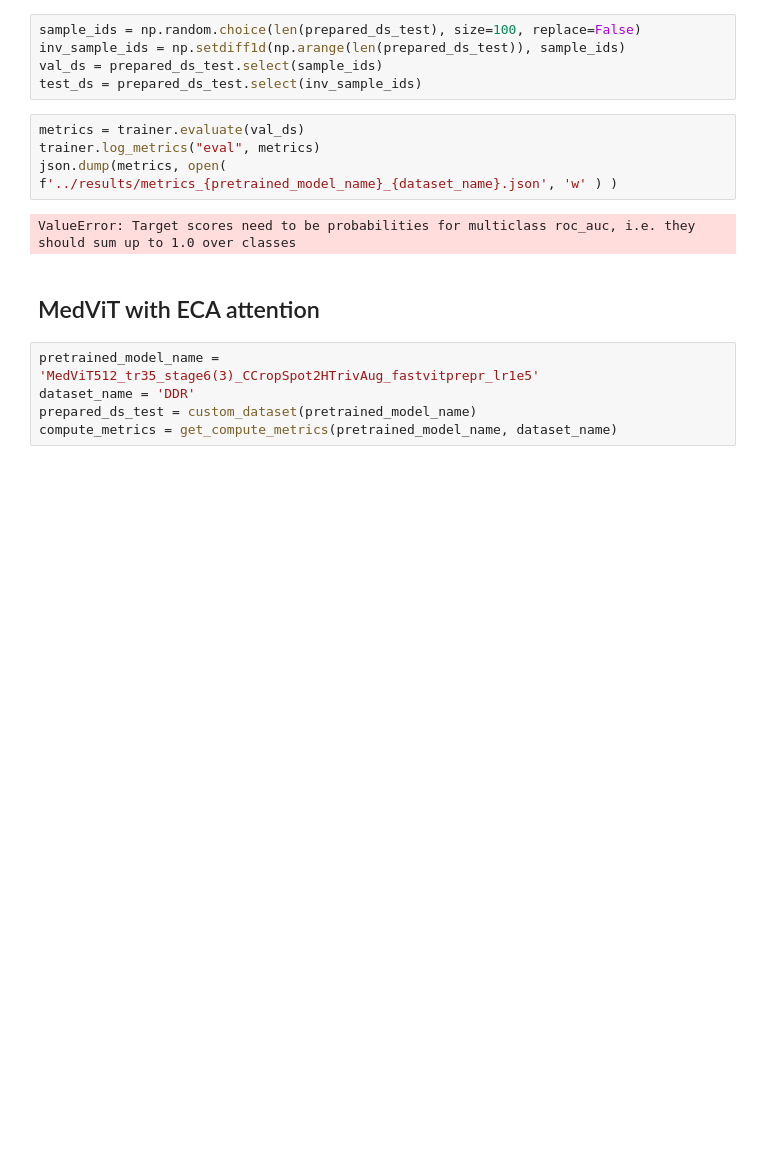
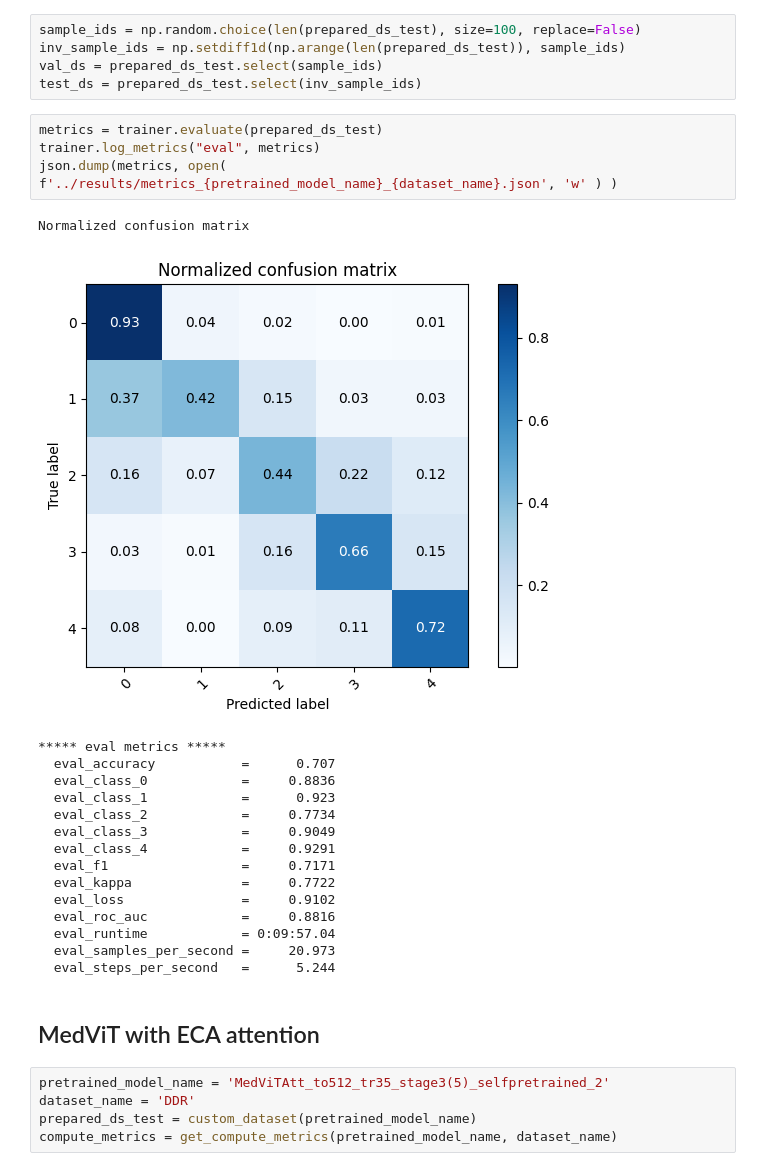
Before and after one commit to katerina2901/Diabetic-retinopathy-classification, a Jupyter notebook: notebooks/Validation test.ipynb, the cells around one changed output. Cells and saved outputs as stored; diff of their text form; blank space fills up the shorter version.

```diff
--- a/notebooks/Validation test.ipynb
+++ b/notebooks/Validation test.ipynb
@@ -138,15 +127,30 @@ inv_sample_ids = np.setdiff1d(np.arange(len(prepared_ds_test)), sample_ids)
 val_ds = prepared_ds_test.select(sample_ids)
 test_ds = prepared_ds_test.select(inv_sample_ids)
 # %%
-metrics = trainer.evaluate(val_ds)
+metrics = trainer.evaluate(prepared_ds_test)
 trainer.log_metrics("eval", metrics)
 json.dump(metrics, open( f'../results/metrics_{pretrained_model_name}_{dataset_name}.json', 'w' ) )
 # %% [output]
-ValueError: Target scores need to be probabilities for multiclass roc_auc, i.e. they should sum up to 1.0 over classes
+Normalized confusion matrix
+[figure, added]
+***** eval metrics *****
+  eval_accuracy           =      0.707
+  eval_class_0            =     0.8836
+  eval_class_1            =      0.923
+  eval_class_2            =     0.7734
+  eval_class_3            =     0.9049
+  eval_class_4            =     0.9291
+  eval_f1                 =     0.7171
+  eval_kappa              =     0.7722
+  eval_loss               =     0.9102
+  eval_roc_auc            =     0.8816
+  eval_runtime            = 0:09:57.04
+  eval_samples_per_second =     20.973
+  eval_steps_per_second   =      5.244
 # %% [markdown]
 ## MedViT with ECA attention
 # %%
-pretrained_model_name = 'MedViT512_tr35_stage6(3)_CCropSpot2HTrivAug_fastvitprepr_lr1e5'
+pretrained_model_name = 'MedViTAtt_to512_tr35_stage3(5)_selfpretrained_2'
 dataset_name = 'DDR'
 prepared_ds_test = custom_dataset(pretrained_model_name)
 compute_metrics = get_compute_metrics(pretrained_model_name, dataset_name)
```
Also changed, not shown: parts of 13 cells of this notebook, 12 other files.
